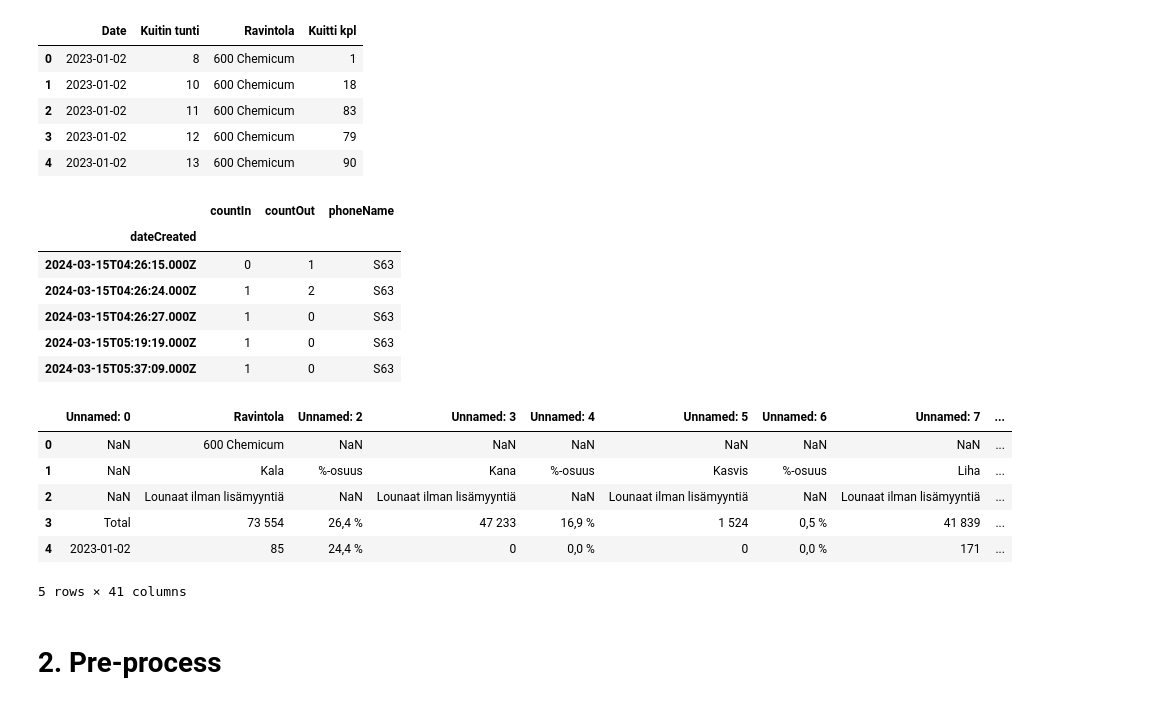
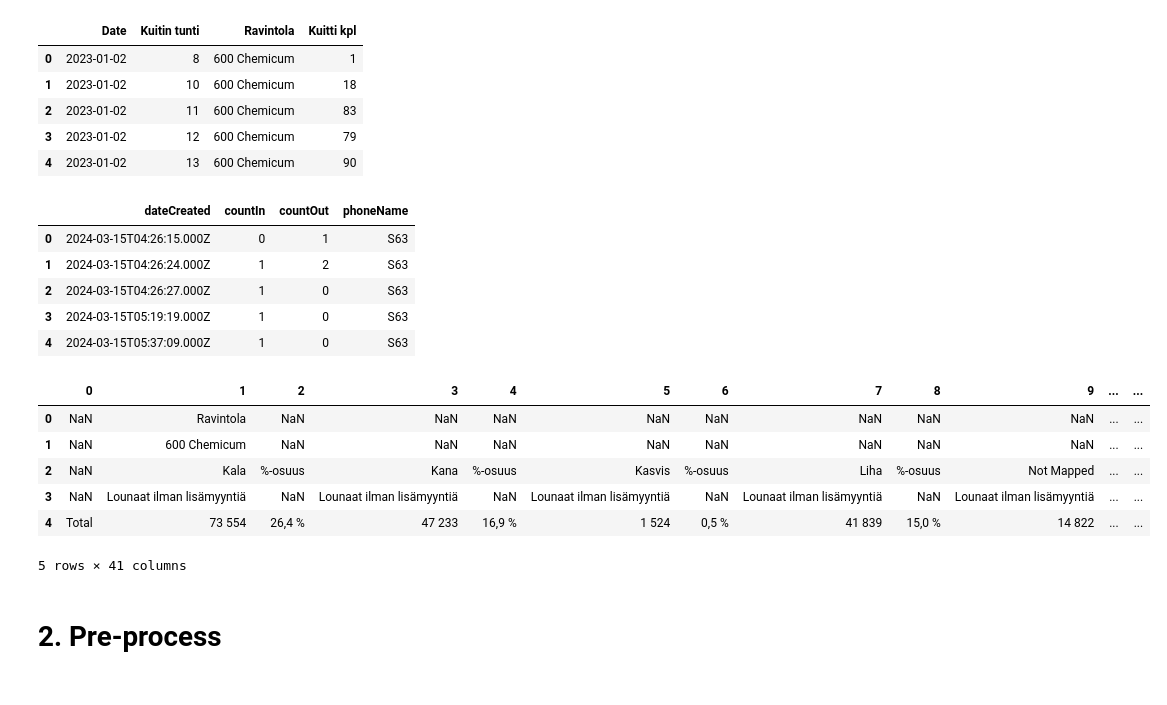
Before and after one commit to Food-Waste-Optimization/Food-Waste-Optimization, a Jupyter notebook: experiments_hoangle/correlations.ipynb, the cells around one changed output. Drawn from its saved outputs; the diff is of its cells as text; code cells hidden in the pictures.

Commit message:
Finish code to create dim and fact tables

```diff
--- a/experiments_hoangle/correlations.ipynb
+++ b/experiments_hoangle/correlations.ipynb
@@ -43,30 +43,29 @@ receipts.head()
 # %%
 path = "src/data/basic_mvp_data/supersight.xlsx"
 
-occupancy = pd.read_excel(path, header=0, index_col=0)
+occupancy = pd.read_excel(path, header=0, index_col=None)
 
 occupancy.head()
 # %% [output]
-|  | countIn | countOut | phoneName |
-| dateCreated |  |  |  |
-| 2024-03-15T04:26:15.000Z | 0 | 1 | S63 |
-| 2024-03-15T04:26:24.000Z | 1 | 2 | S63 |
-| 2024-03-15T04:26:27.000Z | 1 | 0 | S63 |
-| 2024-03-15T05:19:19.000Z | 1 | 0 | S63 |
-| 2024-03-15T05:37:09.000Z | 1 | 0 | S63 |
+|  | dateCreated | countIn | countOut | phoneName |
+| 0 | 2024-03-15T04:26:15.000Z | 0 | 1 | S63 |
+| 1 | 2024-03-15T04:26:24.000Z | 1 | 2 | S63 |
+| 2 | 2024-03-15T04:26:27.000Z | 1 | 0 | S63 |
+| 3 | 2024-03-15T05:19:19.000Z | 1 | 0 | S63 |
+| 4 | 2024-03-15T05:37:09.000Z | 1 | 0 | S63 |
 # %%
 path = "src/data/basic_mvp_data/kumpula_lounaat_kat.csv"
 
-meals = pd.read_csv(path, delimiter=';')
+meals = pd.read_csv(path, delimiter=';', header=None)
 
 meals.head()
 # %% [output]
-|  | Unnamed: 0 | Ravintola | Unnamed: 2 | Unnamed: 3 | Unnamed: 4 | Unnamed: 5 | Unnamed: 6 | Unnamed: 7 | ... |
-| 0 | NaN | 600 Chemicum | NaN | NaN | NaN | NaN | NaN | NaN | ... |
-| 1 | NaN | Kala | %-osuus | Kana | %-osuus | Kasvis | %-osuus | Liha | ... |
-| 2 | NaN | Lounaat ilman lisämyyntiä | NaN | Lounaat ilman lisämyyntiä | NaN | Lounaat ilman lisämyyntiä | NaN | Lounaat ilman lisämyyntiä | ... |
-| 3 | Total | 73 554 | 26,4 % | 47 233 | 16,9 % | 1 524 | 0,5 % | 41 839 | ... |
-| 4 | 2023-01-02 | 85 | 24,4 % | 0 | 0,0 % | 0 | 0,0 % | 171 | ... |
+|  | 0 | 1 | 2 | 3 | 4 | 5 | 6 | 7 | 8 | 9 | ... | ... |
+| 0 | NaN | Ravintola | NaN | NaN | NaN | NaN | NaN | NaN | NaN | NaN | ... | ... |
+| 1 | NaN | 600 Chemicum | NaN | NaN | NaN | NaN | NaN | NaN | NaN | NaN | ... | ... |
+| 2 | NaN | Kala | %-osuus | Kana | %-osuus | Kasvis | %-osuus | Liha | %-osuus | Not Mapped | ... | ... |
+| 3 | NaN | Lounaat ilman lisämyyntiä | NaN | Lounaat ilman lisämyyntiä | NaN | Lounaat ilman lisämyyntiä | NaN | Lounaat ilman lisämyyntiä | NaN | Lounaat ilman lisämyyntiä | ... | ... |
+| 4 | Total | 73 554 | 26,4 % | 47 233 | 16,9 % | 1 524 | 0,5 % | 41 839 | 15,0 % | 14 822 | ... | ... |
 5 rows × 41 columns
 # %% [markdown]
 # 2. Pre-process
```
Also changed, not shown: parts of 19 cells of this notebook.
